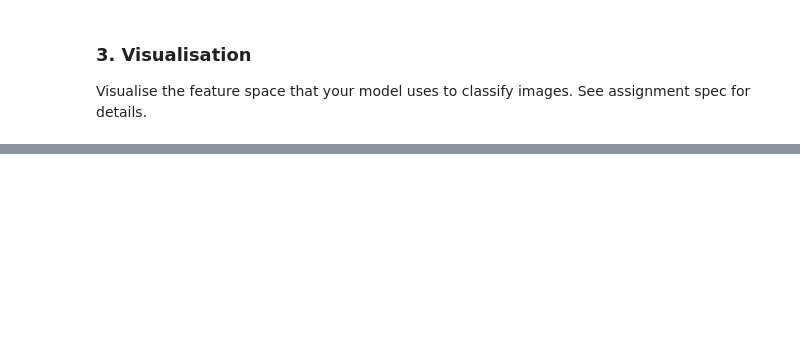
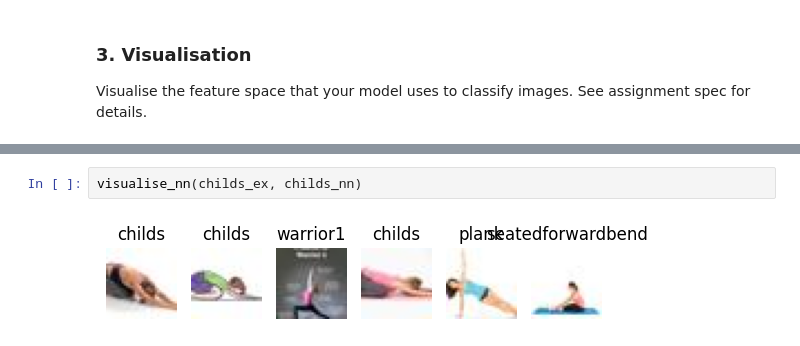
Before and after one commit to LOOP115/Image_Classification_CNN, a Jupyter notebook: code.ipynb, the cells around one changed output, grey strips where cells are left out. Drawn from its saved outputs; the diff is of its cells as text; blank space fills up the shorter version.

```diff
--- a/code.ipynb
+++ b/code.ipynb
@@ -266,0 +372,4 @@ Visualise the feature space that your model uses to classify images. See assignm
+# %%
+visualise_nn(childs_ex, childs_nn)
+# %% [output]
+[figure, added]
```
Also changed, not shown: parts of 21 cells of this notebook, 2 other files.
